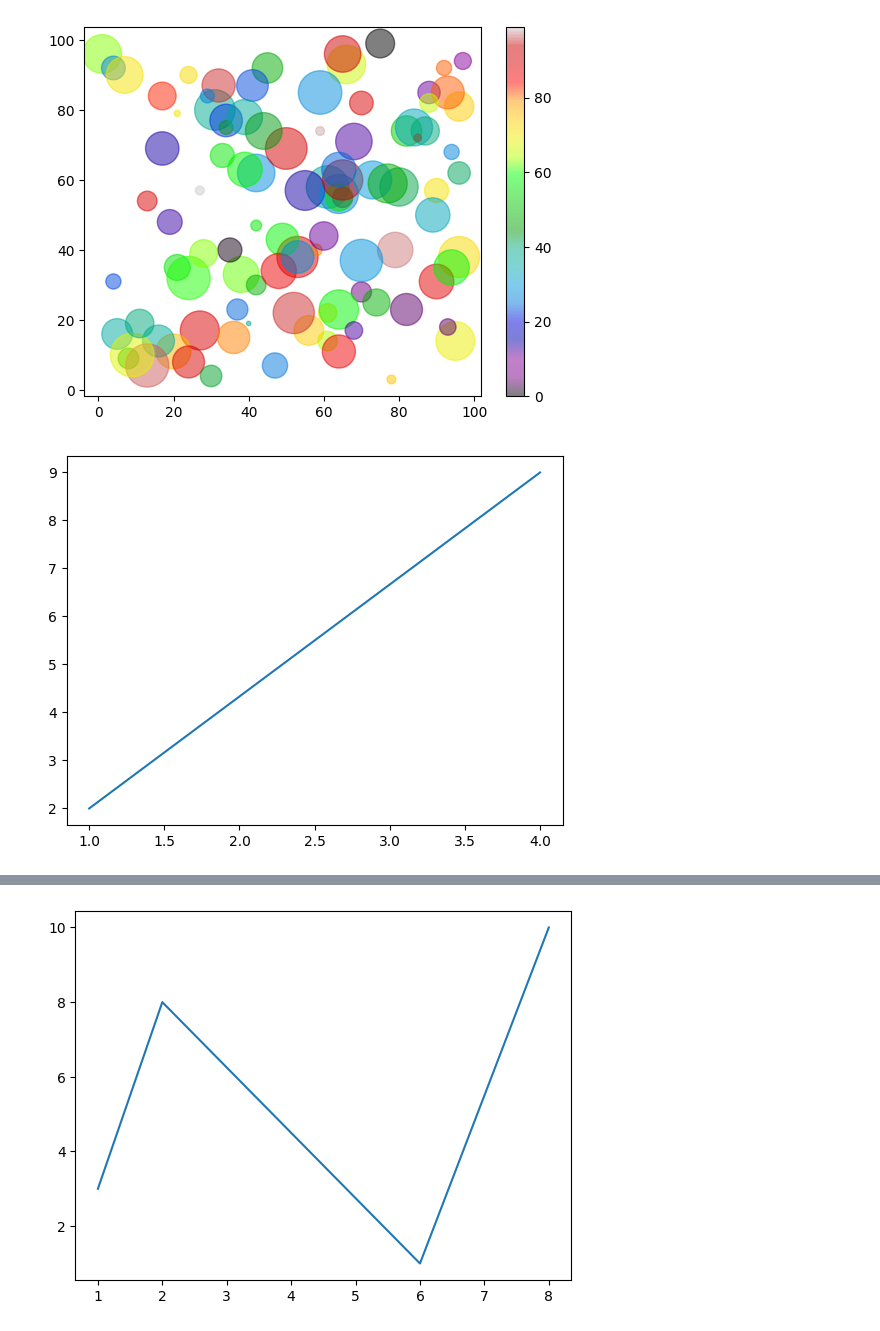
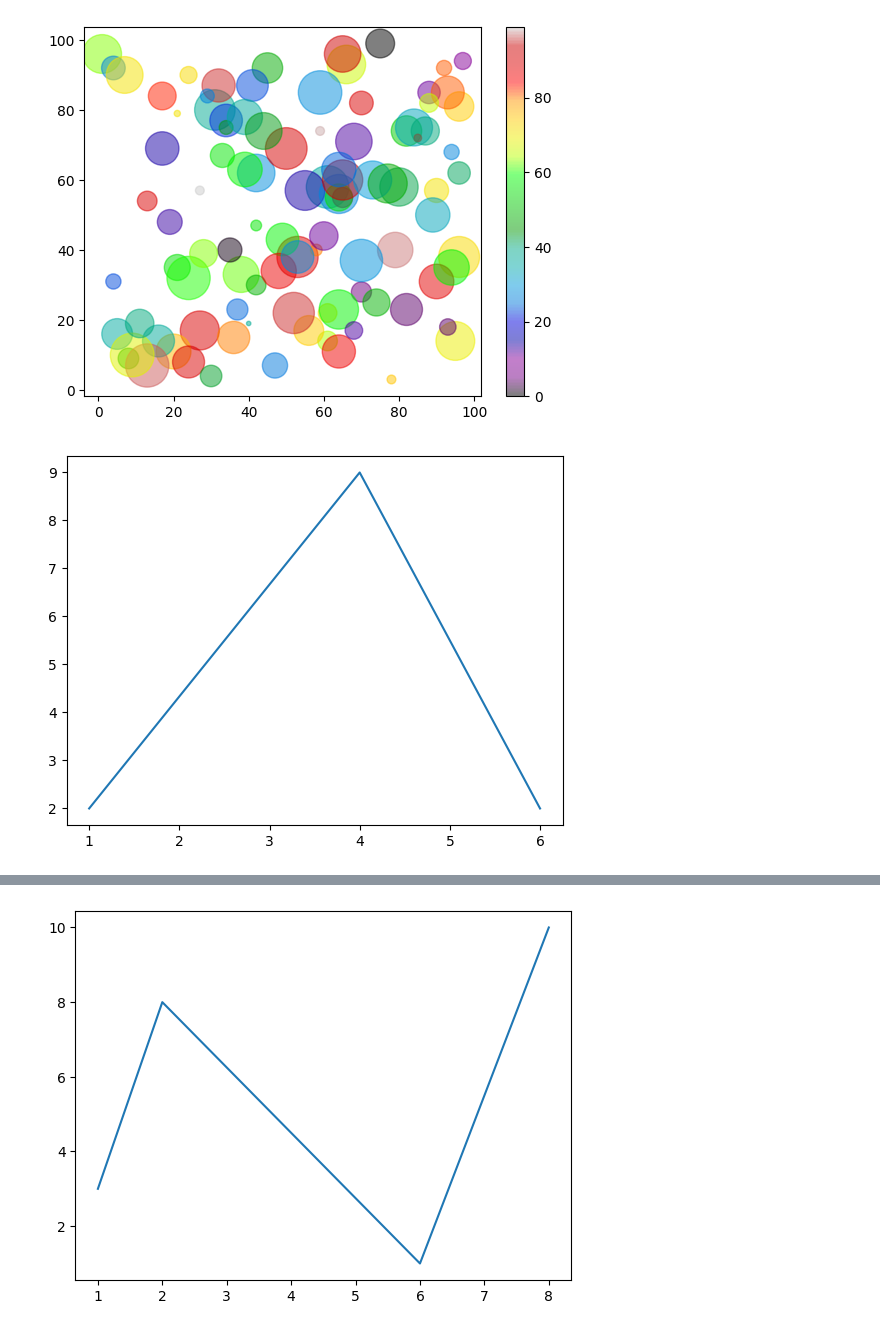
Before and after one commit to ash322ash422/tut_matplotlib, a Jupyter notebook: mp_tut1_scatter_line_marker_subplot.ipynb, the cells around one changed output, grey strips where cells are left out. Drawn from its saved outputs; the diff is of its cells as text; code cells hidden in the pictures.

```diff
--- a/mp_tut1_scatter_line_marker_subplot.ipynb
+++ b/mp_tut1_scatter_line_marker_subplot.ipynb
@@ -72,15 +74,14 @@ plt.show()
 # %% [output]
 [figure]
 # %%
-# Draw two points in the diagram, one at position (1, 2) and one in position (2, 9):
 import matplotlib.pyplot as plt
 import numpy as np
 
-# points (1,2) and (4,9)
-xpoints = np.array([1, 4])
-ypoints = np.array([2, 9])
+# line through points (1,2),(4,9), (6,2)
+xpoints = np.array([1, 4, 6])
+ypoints = np.array([2, 9, 2])
 
 plt.plot(xpoints, ypoints)
 plt.show()
 # %% [output]
-[figure, old version]
+[figure, new version]
```
Also changed, not shown: parts of 11 cells of this notebook, 2 other files.
